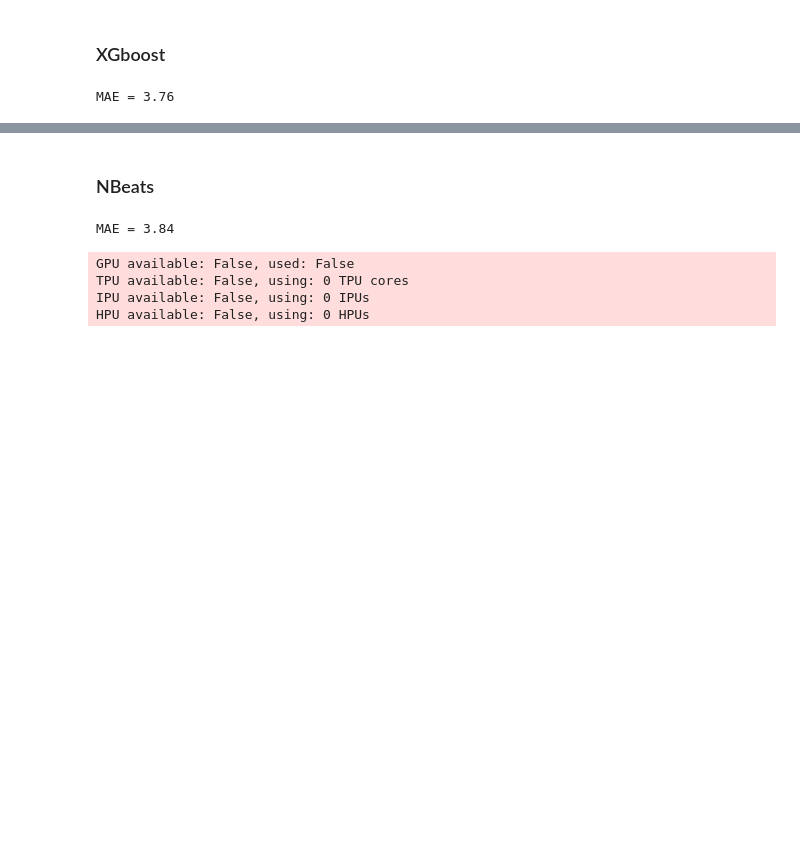
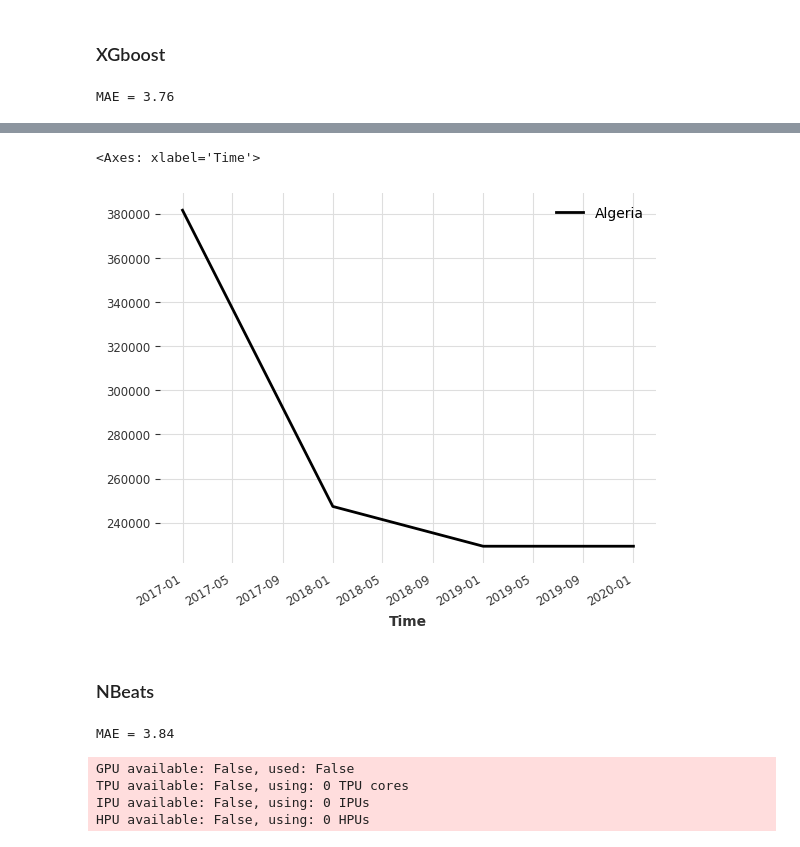
Before and after one commit to KTerhuja-2/HIV_cases, a Jupyter notebook: experiment_darts.ipynb, the cells around one changed output, grey strips where cells are left out. Cells and saved outputs as stored; diff of their text form; code cells hidden in the pictures; blank space fills up the shorter version.

```diff
--- a/experiment_darts.ipynb
+++ b/experiment_darts.ipynb
@@ -97,3 +213,8 @@ df
+# %%
+forecast_xgboost['Algeria'].plot()
+# %% [output]
+<Axes: xlabel='Time'>
+[figure, added]
 # %% [markdown]
 ### NBeats
 # %%
```
Also changed, not shown: parts of 9 cells of this notebook, 1 other file.
